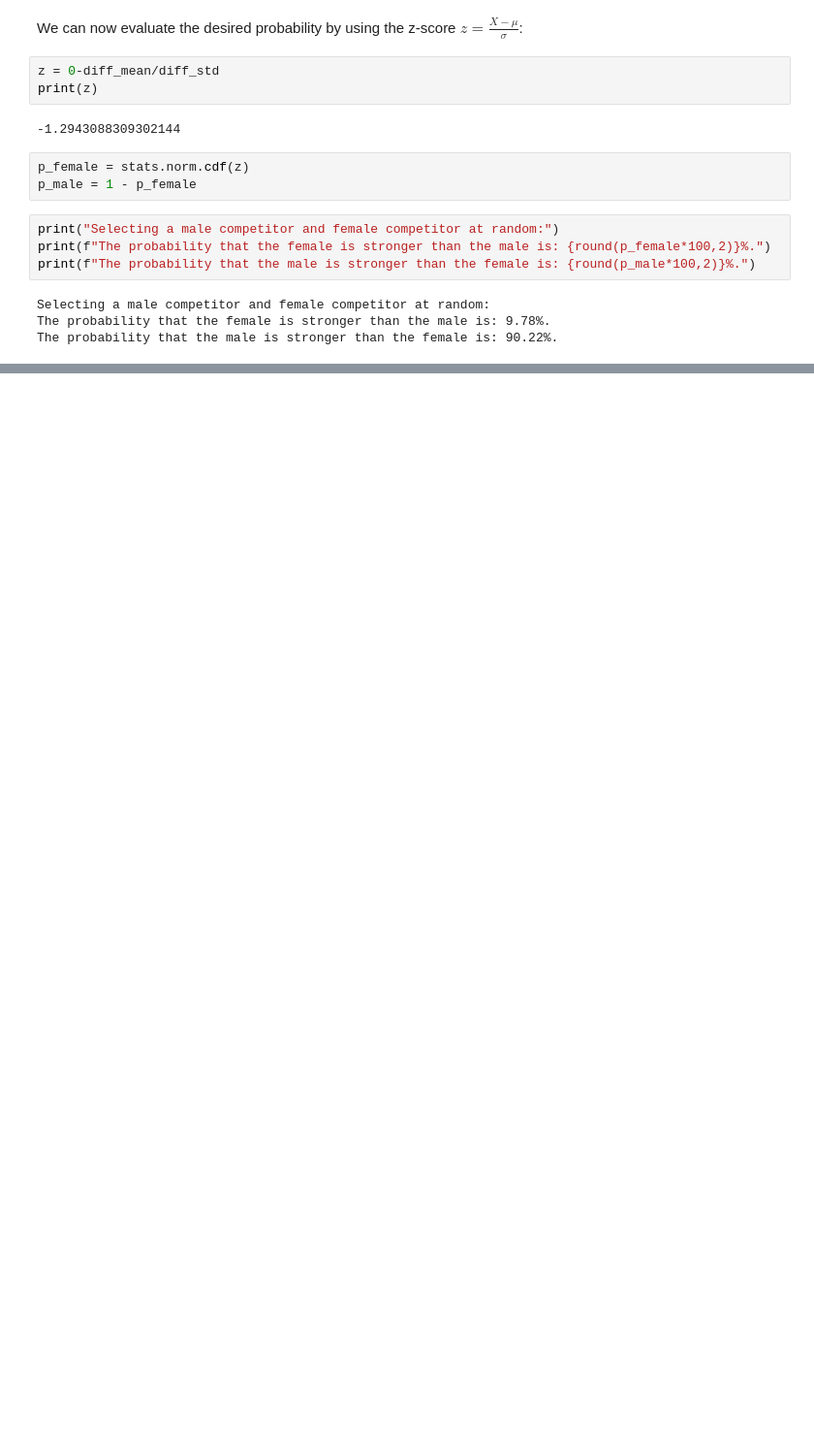
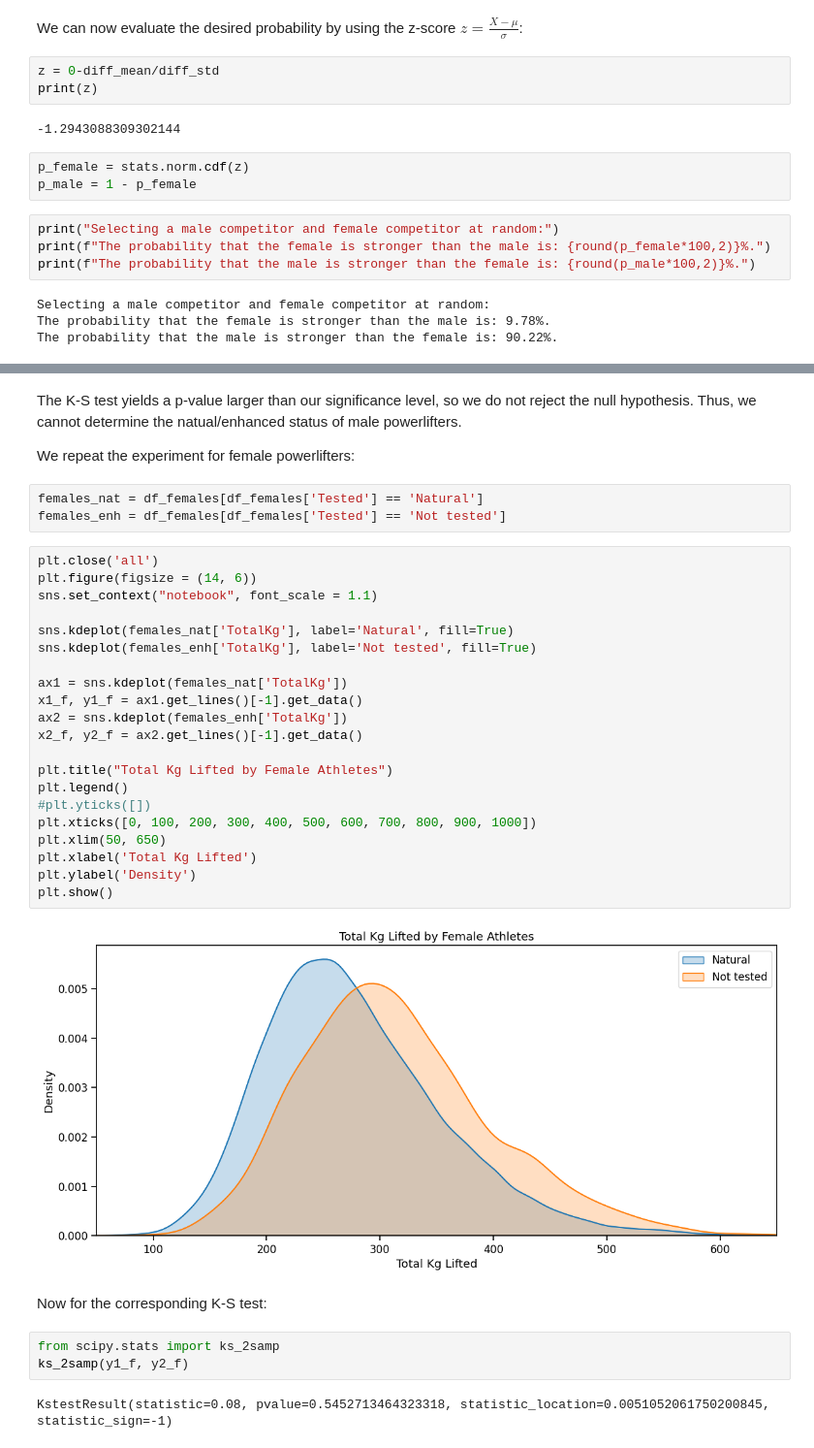
Before and after one commit to AmeerAliSaleem/powerlifting, a Jupyter notebook: Powerlifting_battle_of_the_genders.ipynb, the cells around one changed output, grey strips where cells are left out. Shown: that part at 97% size. Cells and saved outputs as stored; diff of their text form; blank space fills up the shorter version.

```diff
--- a/Powerlifting_battle_of_the_genders.ipynb
+++ b/Powerlifting_battle_of_the_genders.ipynb
@@ -314,0 +437,37 @@ The probability that the male is stronger than the female is: 90.22%.
+# %% [markdown]
+The K-S test yields a p-value larger than our significance level, so we do not reject the null hypothesis. Thus, we cannot determine the natual/enhanced status of male powerlifters.
+
+We repeat the experiment for female powerlifters:
+# %%
+females_nat = df_females[df_females['Tested'] == 'Natural']
+females_enh = df_females[df_females['Tested'] == 'Not tested']
+# %%
+plt.close('all')
+plt.figure(figsize = (14, 6))
+sns.set_context("notebook", font_scale = 1.1)
+
+sns.kdeplot(females_nat['TotalKg'], label='Natural', fill=True)
+sns.kdeplot(females_enh['TotalKg'], label='Not tested', fill=True)
+
+ax1 = sns.kdeplot(females_nat['TotalKg'])
+x1_f, y1_f = ax1.get_lines()[-1].get_data()
+ax2 = sns.kdeplot(females_enh['TotalKg'])
+x2_f, y2_f = ax2.get_lines()[-1].get_data()
+
+plt.title("Total Kg Lifted by Female Athletes")
+plt.legend()
+#plt.yticks([])
+plt.xticks([0, 100, 200, 300, 400, 500, 600, 700, 800, 900, 1000])
+plt.xlim(50, 650)
+plt.xlabel('Total Kg Lifted')
+plt.ylabel('Density')
+plt.show()
+# %% [output]
+[figure, added]
+# %% [markdown]
+Now for the corresponding K-S test:
+# %%
+from scipy.stats import ks_2samp
+ks_2samp(y1_f, y2_f)
+# %% [output]
+KstestResult(statistic=0.08, pvalue=0.5452713464323318, statistic_location=0.0051052061750200845, statistic_sign=-1)
```
Also changed, not shown: parts of 31 cells of this notebook, 2 other files.
